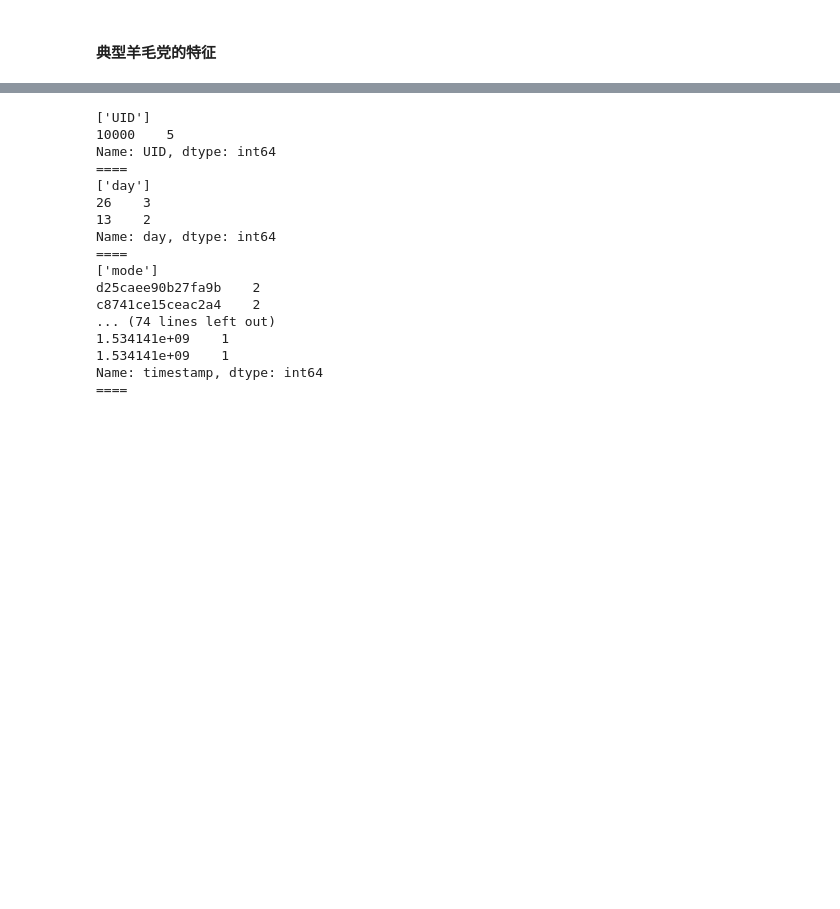
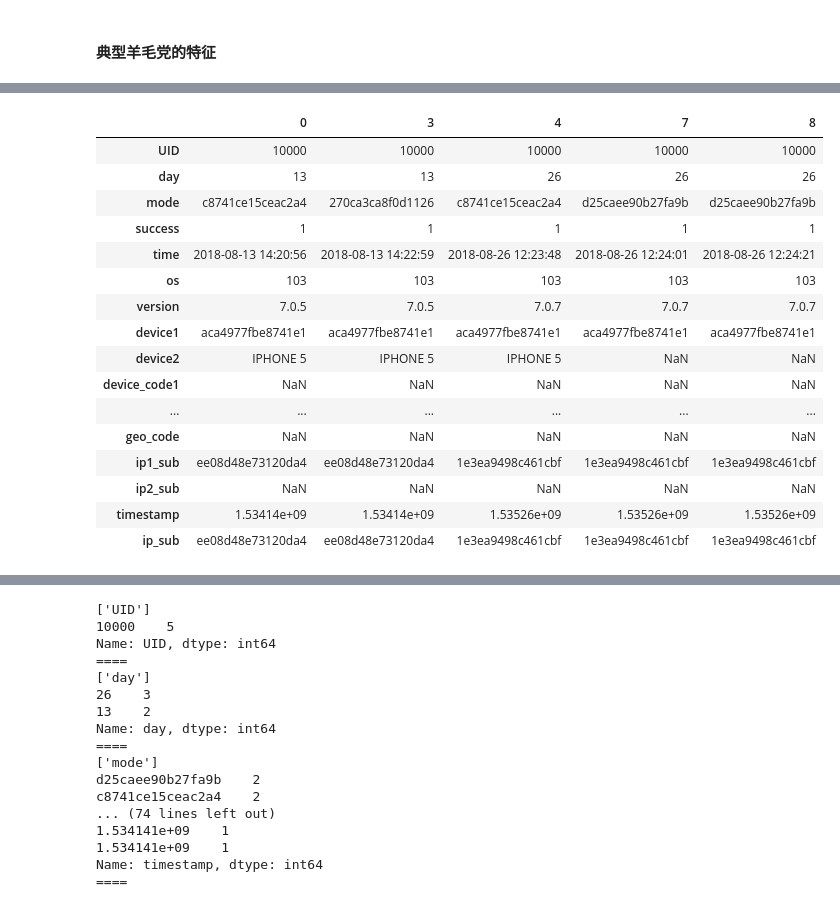
Before and after one commit to alexliu2360/dc_xjf, a Jupyter notebook: baseline.ipynb, the cells around one changed output, grey strips where cells are left out. Saved outputs shown, nothing was run; the diff lists cells and outputs as text; code cells hidden in the pictures; blank space fills up the shorter version.

```diff
--- a/baseline.ipynb
+++ b/baseline.ipynb
@@ -252,0 +322,20 @@ get_op(17520).shape
+# %%
+get_op(10000).T
+# %% [output]
+|  | 0 | 3 | 4 | 7 | 8 |
+| UID | 10000 | 10000 | 10000 | 10000 | 10000 |
+| day | 13 | 13 | 26 | 26 | 26 |
+| mode | c8741ce15ceac2a4 | 270ca3ca8f0d1126 | c8741ce15ceac2a4 | d25caee90b27fa9b | d25caee90b27fa9b |
+| success | 1 | 1 | 1 | 1 | 1 |
+| time | 2018-08-13 14:20:56 | 2018-08-13 14:22:59 | 2018-08-26 12:23:48 | 2018-08-26 12:24:01 | 2018-08-26 12:24:21 |
+| os | 103 | 103 | 103 | 103 | 103 |
+| version | 7.0.5 | 7.0.5 | 7.0.7 | 7.0.7 | 7.0.7 |
+| device1 | aca4977fbe8741e1 | aca4977fbe8741e1 | aca4977fbe8741e1 | aca4977fbe8741e1 | aca4977fbe8741e1 |
+| device2 | IPHONE 5 | IPHONE 5 | IPHONE 5 | NaN | NaN |
+| device_code1 | NaN | NaN | NaN | NaN | NaN |
+| ... | ... | ... | ... | ... | ... |
+| geo_code | NaN | NaN | NaN | NaN | NaN |
+| ip1_sub | ee08d48e73120da4 | ee08d48e73120da4 | 1e3ea9498c461cbf | 1e3ea9498c461cbf | 1e3ea9498c461cbf |
+| ip2_sub | NaN | NaN | NaN | NaN | NaN |
+| timestamp | 1.53414e+09 | 1.53414e+09 | 1.53526e+09 | 1.53526e+09 | 1.53526e+09 |
+| ip_sub | ee08d48e73120da4 | ee08d48e73120da4 | 1e3ea9498c461cbf | 1e3ea9498c461cbf | 1e3ea9498c461cbf |
```
Also changed, not shown: parts of 16 cells of this notebook.
